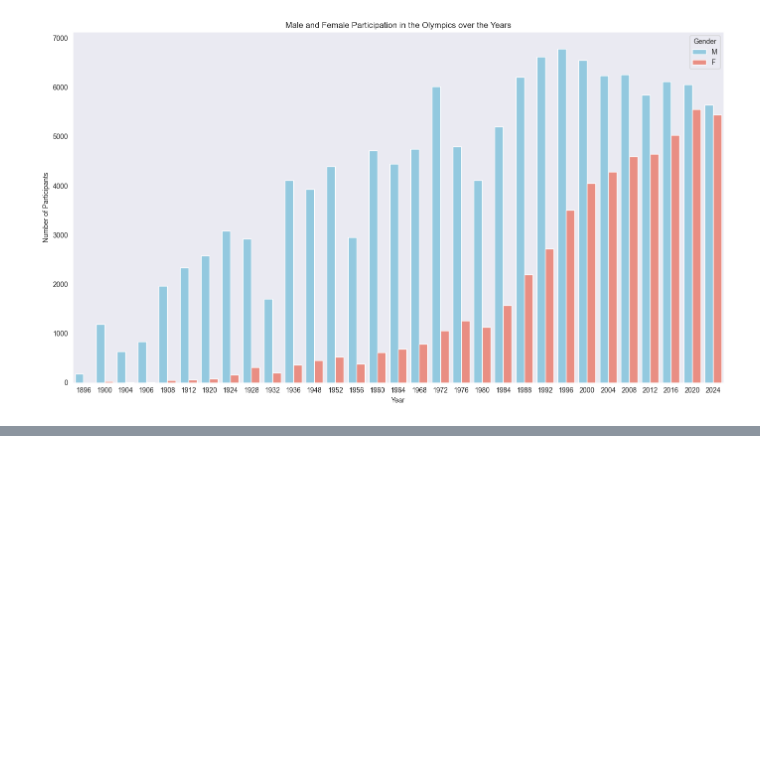
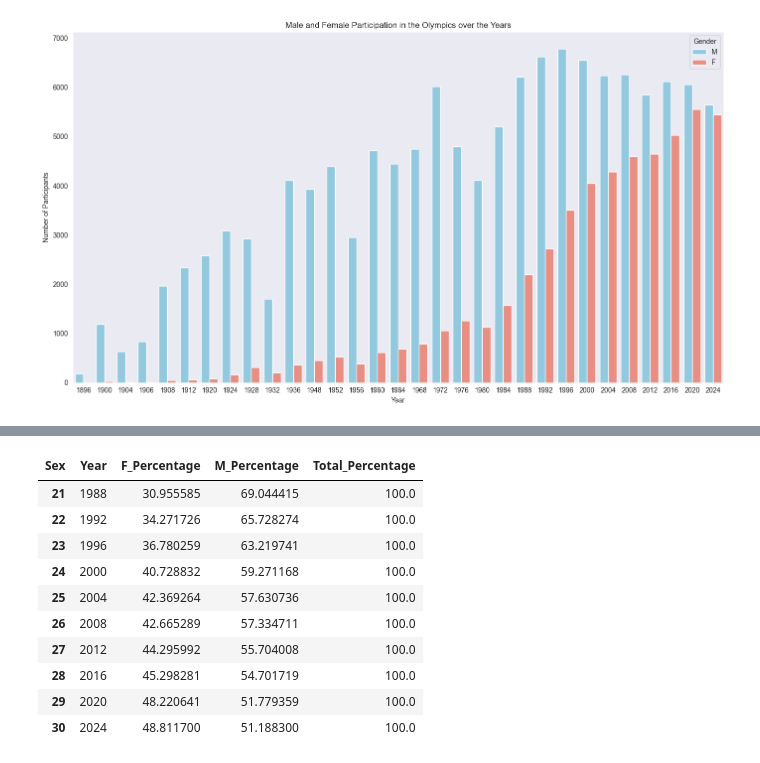
Before and after one commit to G2812/Olympic-Games, a Jupyter notebook: olympic_games_analysis.ipynb, the cells around one changed output, grey strips where cells are left out. Saved outputs shown, nothing was run; the diff lists cells and outputs as text; code cells hidden in the pictures; blank space fills up the shorter version.

```diff
--- a/olympic_games_analysis.ipynb
+++ b/olympic_games_analysis.ipynb
@@ -1040,0 +1040,21 @@ gender_medals_df.groupby('Sex', 'Year').size()
+# %%
+gender_medals_df['Total'] = gender_medals_df['F'] + gender_medals_df['M']
+
+gender_medals_df = gender_medals_df.assign(
+    F_Percentage = (gender_medals_df['F']/gender_medals_df['Total'])*100,
+    M_Percentage = (gender_medals_df['M']/gender_medals_df['Total'])*100,
+    Total_Percentage = (gender_medals_df['Total']/gender_medals_df['Total'])*100).drop(columns=['F', 'M', 'Total'])
+
+gender_medals_df.tail(10)
+# %% [output]
+| Sex | Year | F_Percentage | M_Percentage | Total_Percentage |
+| 21 | 1988 | 30.955585 | 69.044415 | 100.0 |
+| 22 | 1992 | 34.271726 | 65.728274 | 100.0 |
+| 23 | 1996 | 36.780259 | 63.219741 | 100.0 |
+| 24 | 2000 | 40.728832 | 59.271168 | 100.0 |
+| 25 | 2004 | 42.369264 | 57.630736 | 100.0 |
+| 26 | 2008 | 42.665289 | 57.334711 | 100.0 |
+| 27 | 2012 | 44.295992 | 55.704008 | 100.0 |
+| 28 | 2016 | 45.298281 | 54.701719 | 100.0 |
+| 29 | 2020 | 48.220641 | 51.779359 | 100.0 |
+| 30 | 2024 | 48.811700 | 51.188300 | 100.0 |
```
Also changed, not shown: parts of 14 cells of this notebook.
